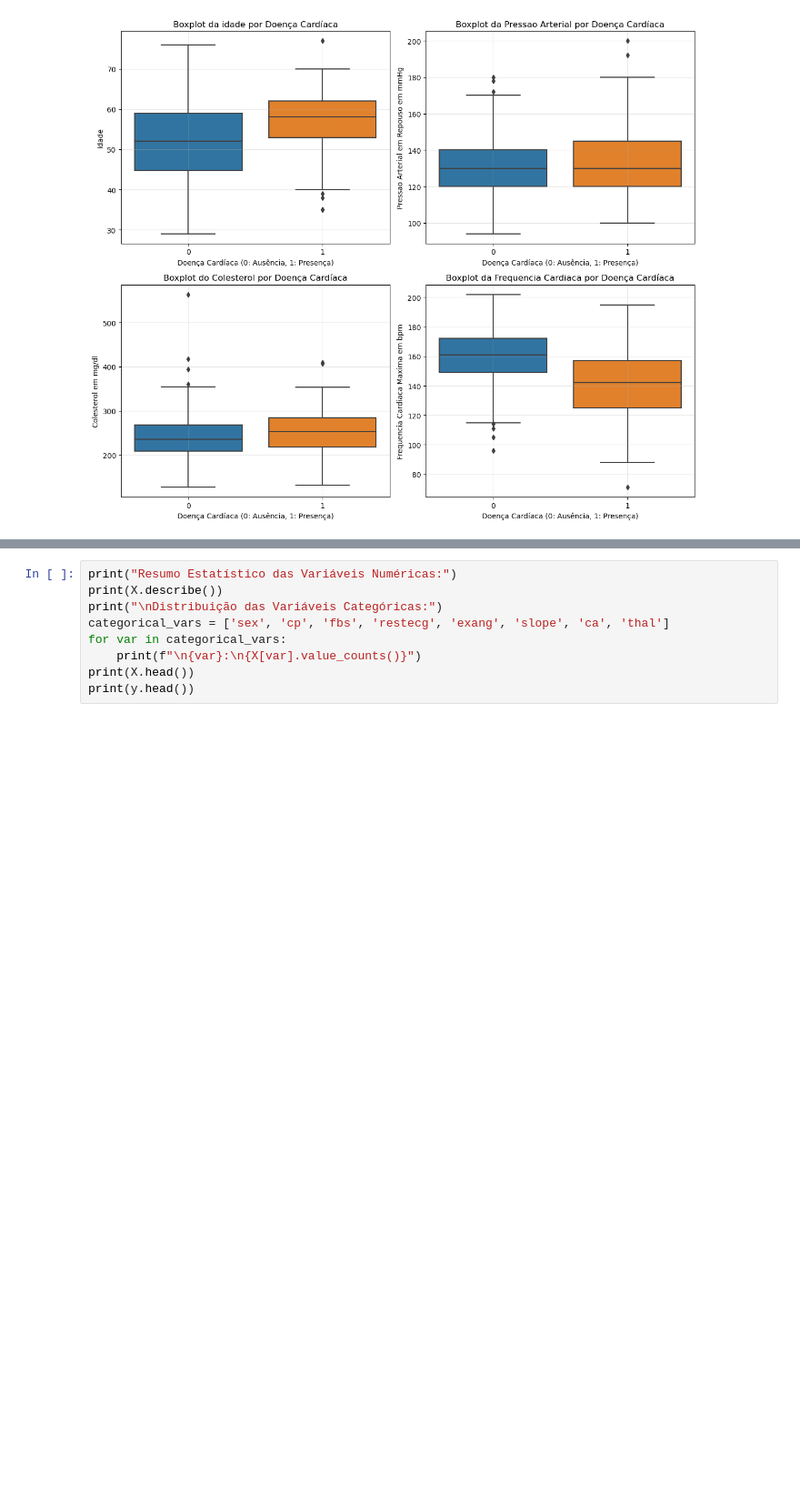
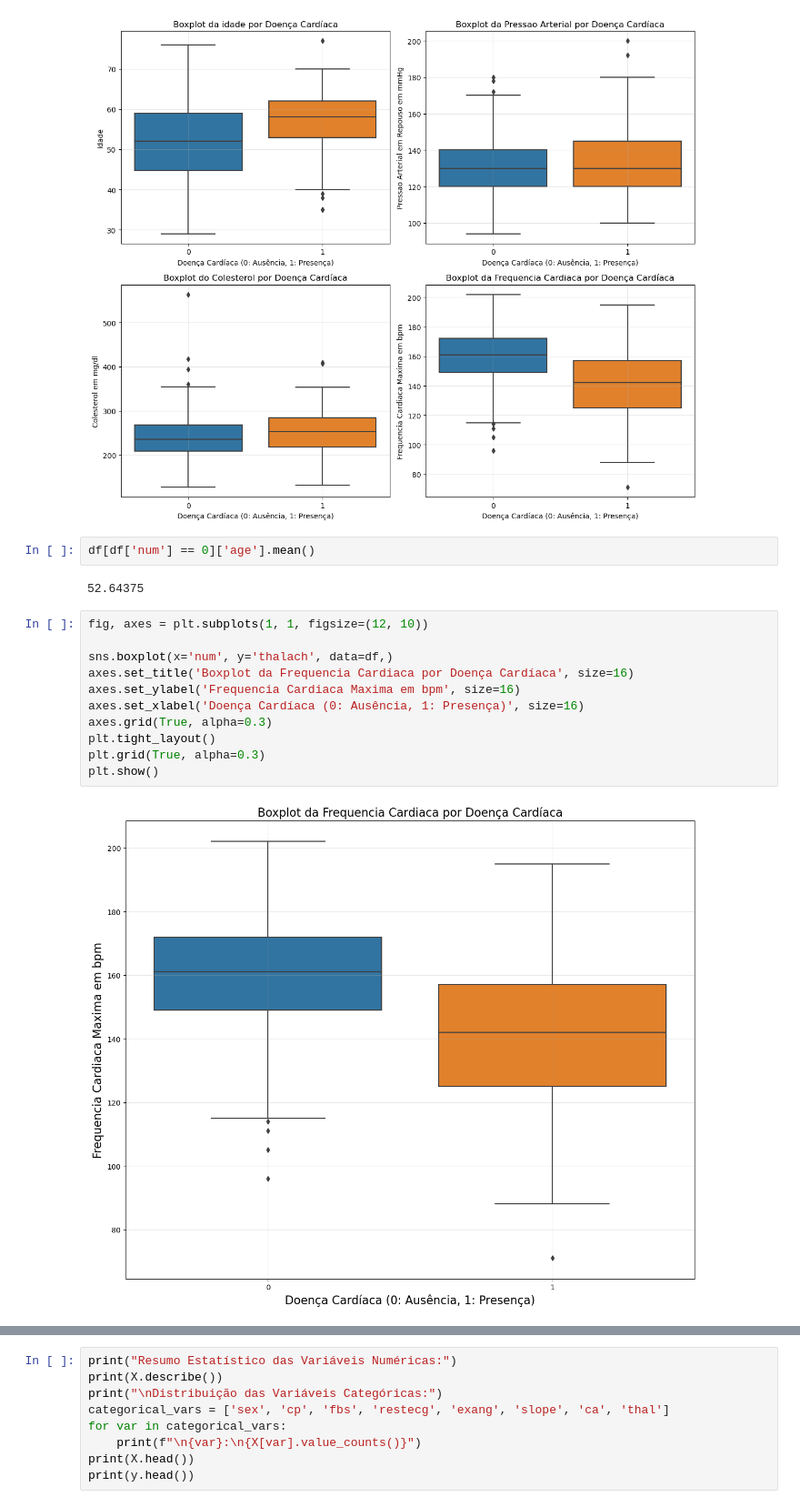
Before and after one commit to lbarbosacipriani/final-PCS5787, a Jupyter notebook: code/eda_preliminar_hear.ipynb, the cells around one changed output, grey strips where cells are left out. Shown at 91% size. Saved outputs shown, nothing was run; the diff lists cells and outputs as text; blank space fills up the shorter version.

```diff
--- a/code/eda_preliminar_hear.ipynb
+++ b/code/eda_preliminar_hear.ipynb
@@ -187,3 +187,20 @@ plt.grid(True, alpha=0.3)
 plt.show()
 # %% [output]
 [figure]
+# %%
+df[df['num'] == 0]['age'].mean()
+# %% [output]
+52.64375
+# %%
+fig, axes = plt.subplots(1, 1, figsize=(12, 10))
+
+sns.boxplot(x='num', y='thalach', data=df,)
+axes.set_title('Boxplot da Frequencia Cardiaca por Doença Cardíaca', size=16)
+axes.set_ylabel('Frequencia Cardiaca Maxima em bpm', size=16)
+axes.set_xlabel('Doença Cardíaca (0: Ausência, 1: Presença)', size=16)
+axes.grid(True, alpha=0.3)
+plt.tight_layout()
+plt.grid(True, alpha=0.3)
+plt.show()
+# %% [output]
+[figure, added]
```
Also changed, not shown: parts of 2 cells of this notebook, 10 other files.
